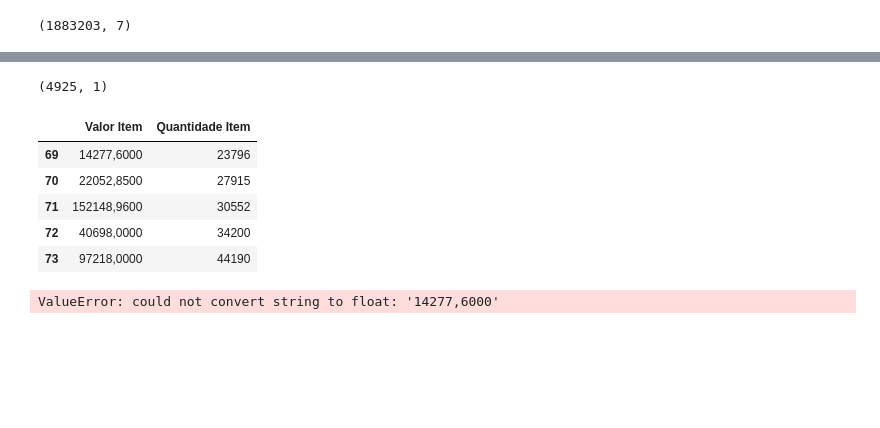
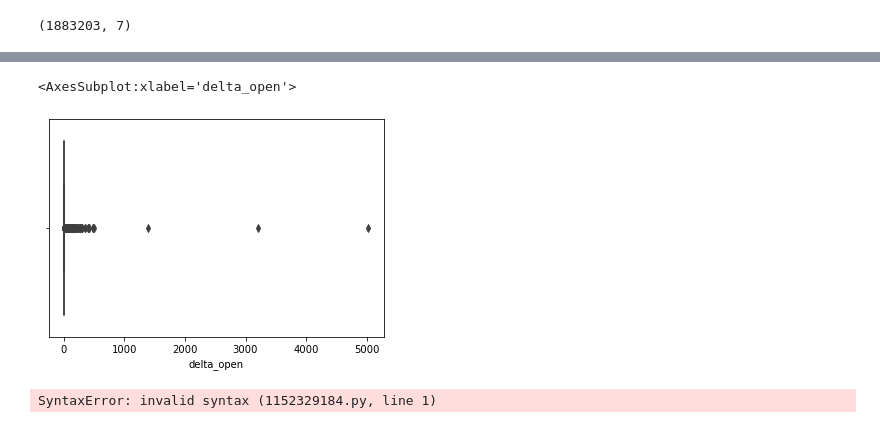
Before and after one commit to tiagoColli/tcc, a Jupyter notebook: data_exploration.ipynb, the cells around one changed output, grey strips where cells are left out. Cells and saved outputs as stored; diff of their text form; code cells hidden in the pictures; blank space fills up the shorter version.

Commit message:
updated data exploration

```diff
--- a/data_exploration.ipynb
+++ b/data_exploration.ipynb
@@ -22,7 +24,3 @@ df.head()
 df.shape
 # %% [output]
 (1883203, 7)
-# %%
-df['delta_open'] = df.apply(lambda x: abs(x['open'] - x['close']), axis=1)
-# %%
-df['delta_high'] = df.apply(lambda x: abs(x['high'] - x['low']), axis=1)
@@ -115,21 +27,13 @@ pd.DataFrame(df_items['Descrição'].value_counts()).head(100)
-# %%
-pd.DataFrame(df_items['Descrição'].value_counts()).shape
-# %% [output]
-(4925, 1)
-# %%
-df_fita = df_items.loc[df_items['Descrição'] == 'FITA ADESIVA', ['Valor Item', 'Quantidade Item']]
-df_fita.head()
-# %% [output]
-|  | Valor Item | Quantidade Item |
-| 69 | 14277,6000 | 23796 |
-| 70 | 22052,8500 | 27915 |
-| 71 | 152148,9600 | 30552 |
-| 72 | 40698,0000 | 34200 |
-| 73 | 97218,0000 | 44190 |
-# %%
-preco_fita = []
-for index, row in df_fita.iterrows():
-    preco_fita.append(float(row['Valor Item']) / float(row['Quantidade Item']))
-print(preco_fita)
-# %% [output]
-ValueError: could not convert string to float: '14277,6000'
+# %%
+df['datetime'] = pd.to_datetime(df['datetime'])
+# %%
+df['delta_open'] = df.apply(lambda x: (abs(x['open'] - x['close']) / x['open']) * 100, axis=1)
+# %%
+sns.boxplot(x=df['delta_open'])
+# %% [output]
+<AxesSubplot:xlabel='delta_open'>
+[figure, added]
+# %%
+df['delta_high'] = df.apply(lambda x: (abs(x['high'] - x['close']), axis=1)
+# %% [output]
+SyntaxError: invalid syntax (1152329184.py, line 1)
```
Also changed, not shown: parts of 39 cells of this notebook.
